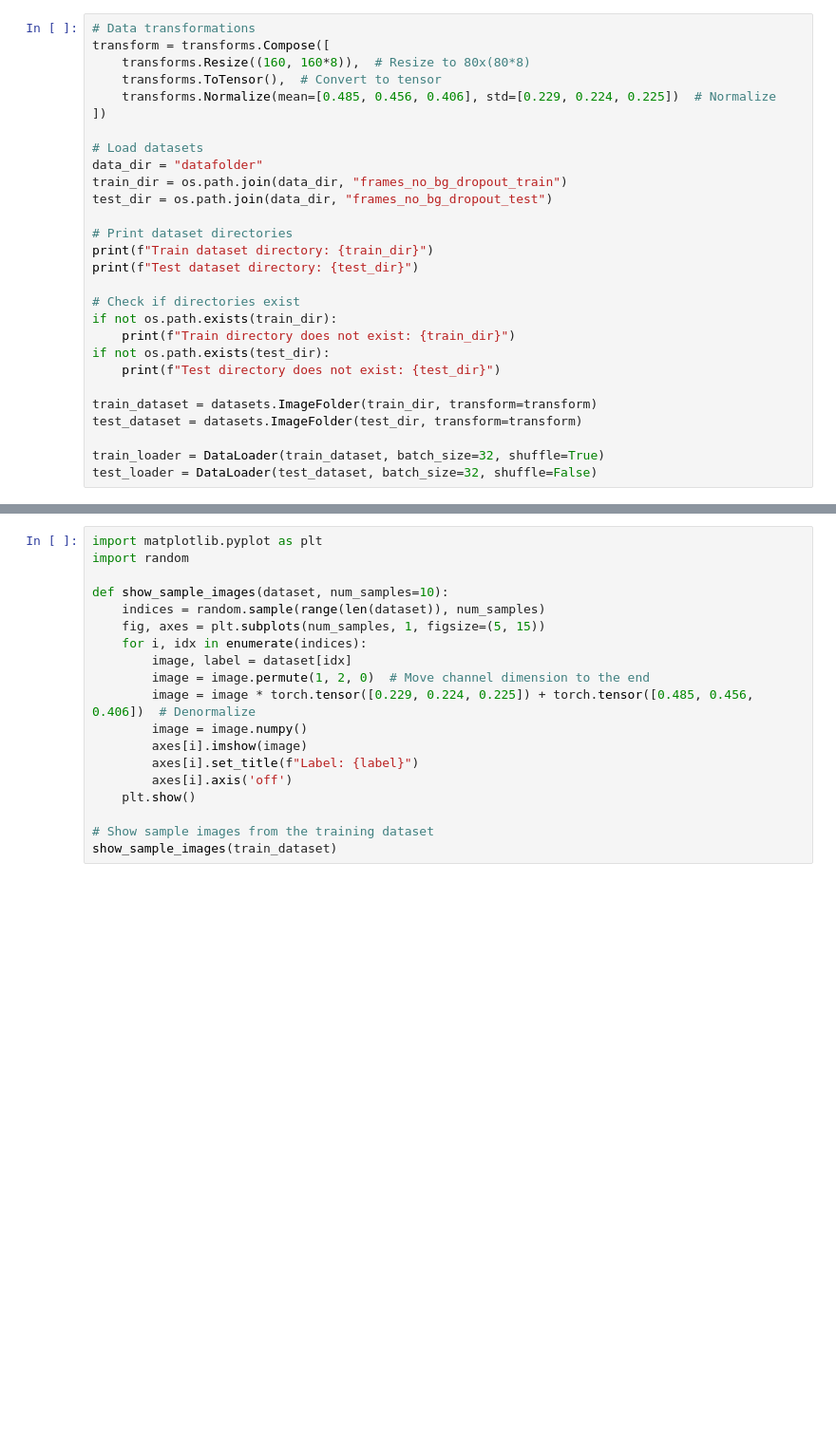
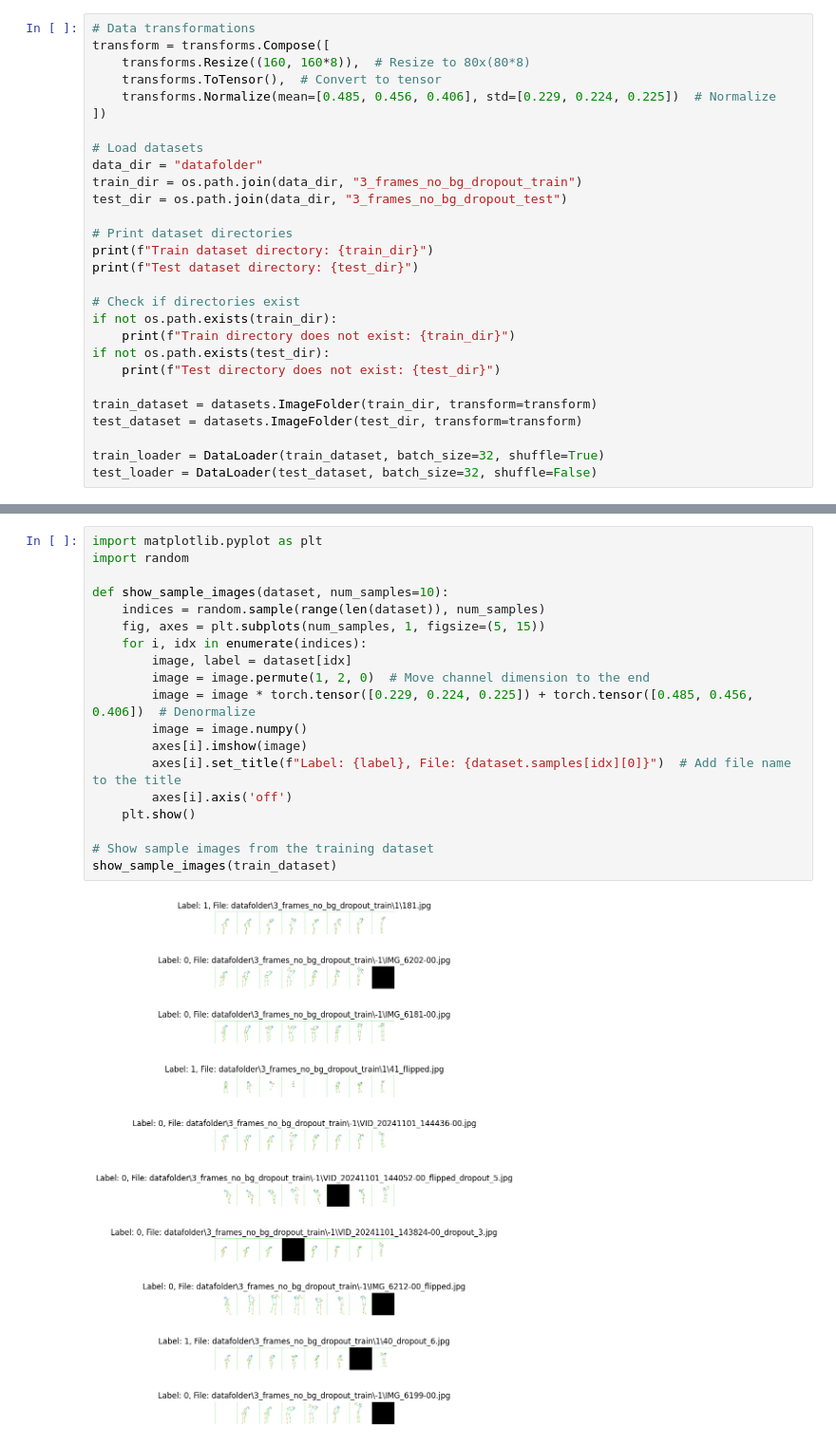
Before and after one commit to ESE546-Team18/Golf-Swing-Classification-and-Root-Cause-Feedback, a Jupyter notebook: resnet_training.ipynb, the cells around one changed output, grey strips where cells are left out. Shown at 95% size. Saved outputs shown, nothing was run; the diff lists cells and outputs as text; blank space fills up the shorter version.

Commit message:
fix: Remove deprecated dataset; Rerun all preprocess tasks; Re-tuned and re-trained the model

```diff
--- a/resnet_training.ipynb
+++ b/resnet_training.ipynb
@@ -24,8 +41,8 @@ transform = transforms.Compose([
 
 # Load datasets
 data_dir = "datafolder"
-train_dir = os.path.join(data_dir, "frames_no_bg_dropout_train")
-test_dir = os.path.join(data_dir, "frames_no_bg_dropout_test")
+train_dir = os.path.join(data_dir, "3_frames_no_bg_dropout_train")
+test_dir = os.path.join(data_dir, "3_frames_no_bg_dropout_test")
 
 # Print dataset directories
 print(f"Train dataset directory: {train_dir}")
@@ -61,21 +84,23 @@ print(f"Test dataset: {test_pos} positive samples, {test_neg} negative samples")
 # %%
 import matplotlib.pyplot as plt
 import random
 
 def show_sample_images(dataset, num_samples=10):
     indices = random.sample(range(len(dataset)), num_samples)
     fig, axes = plt.subplots(num_samples, 1, figsize=(5, 15))
     for i, idx in enumerate(indices):
         image, label = dataset[idx]
         image = image.permute(1, 2, 0)  # Move channel dimension to the end
         image = image * torch.tensor([0.229, 0.224, 0.225]) + torch.tensor([0.485, 0.456, 0.406])  # Denormalize
         image = image.numpy()
         axes[i].imshow(image)
-        axes[i].set_title(f"Label: {label}")
+        axes[i].set_title(f"Label: {label}, File: {dataset.samples[idx][0]}")  # Add file name to the title
         axes[i].axis('off')
     plt.show()
 
 # Show sample images from the training dataset
 show_sample_images(train_dataset)
+# %% [output]
+[figure, added]
 # %%
 # Training loop
```
Also changed, not shown: parts of 10 cells of this notebook, 9 other files.
